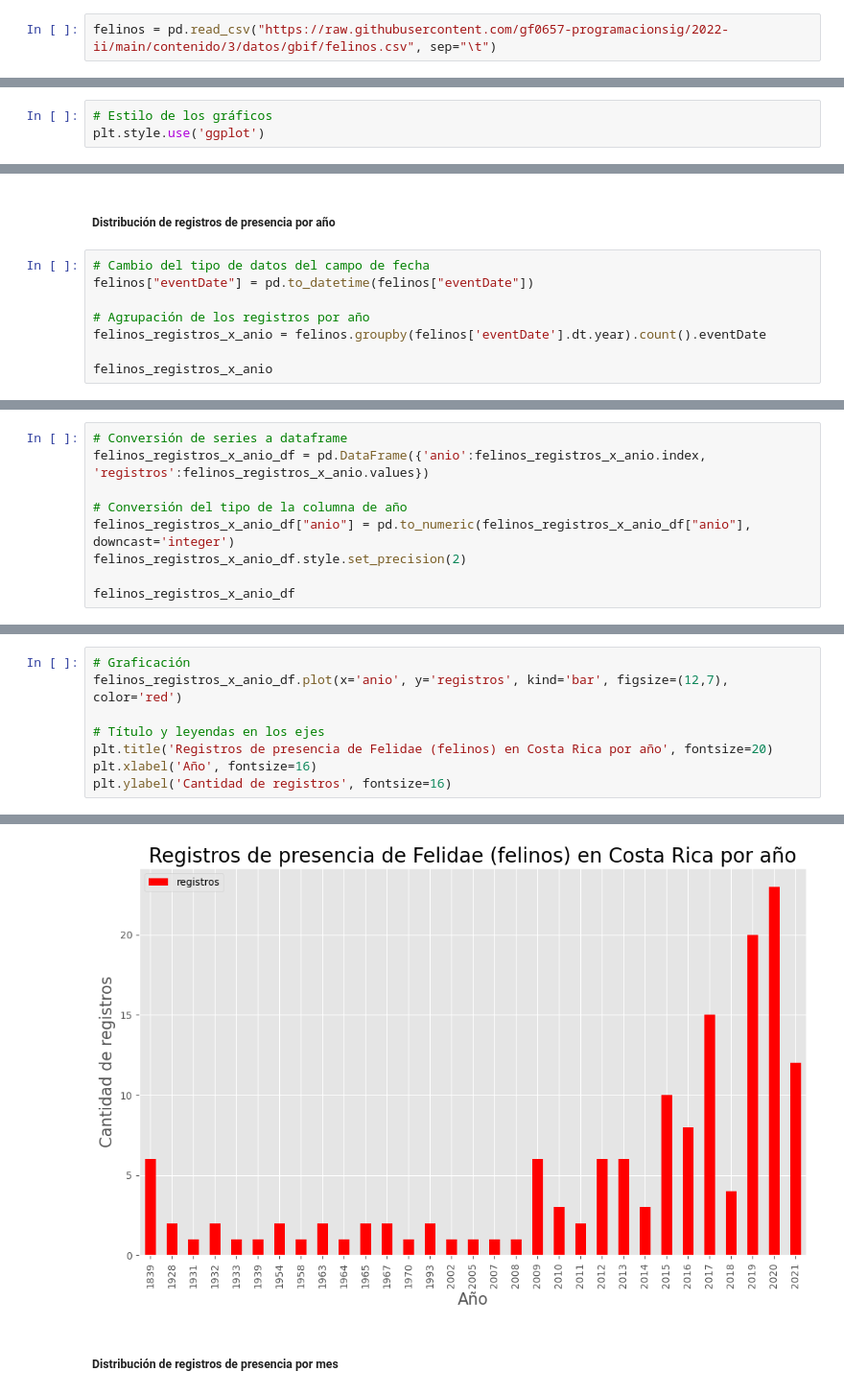
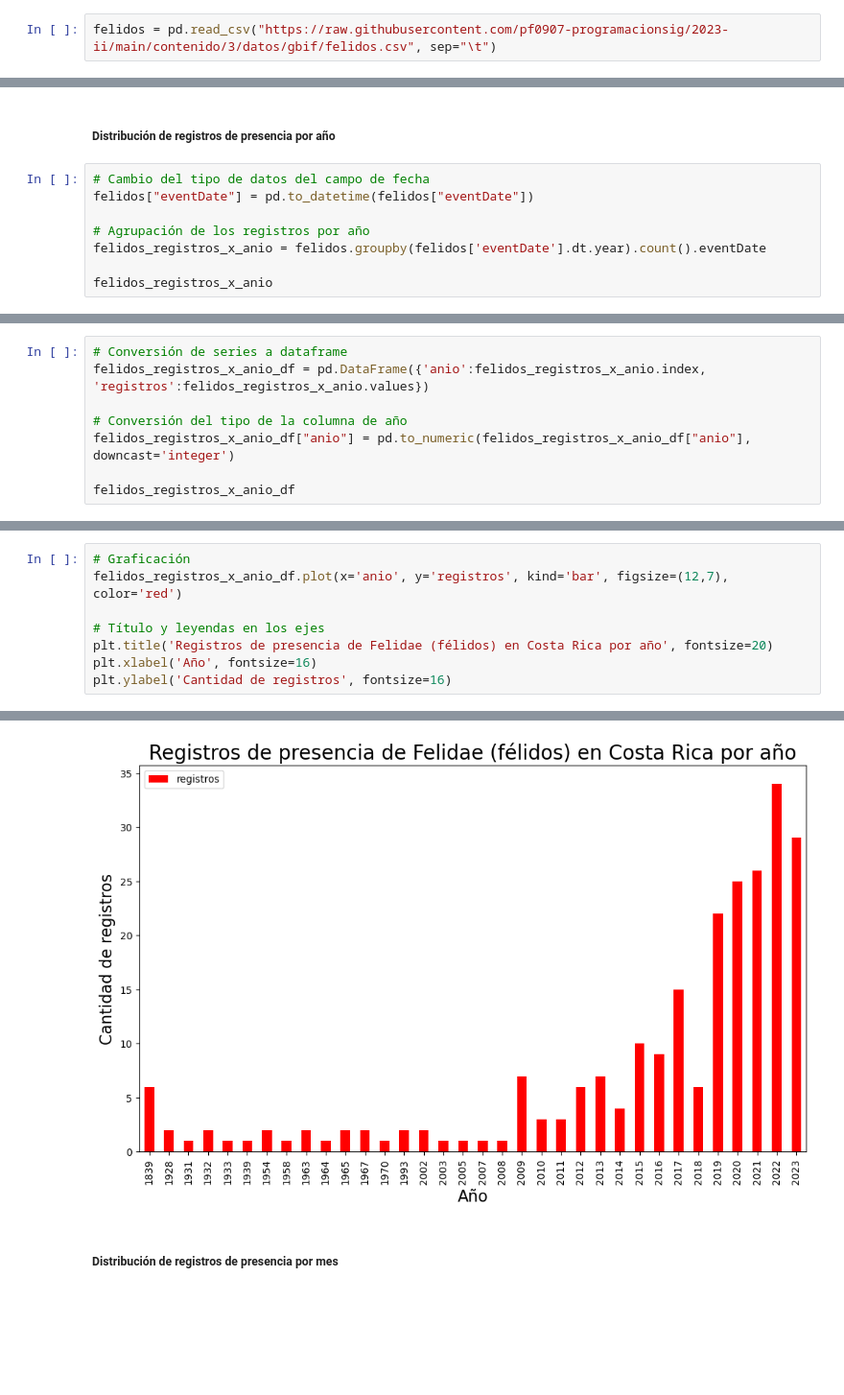
Before and after one commit to pf0907-programacionsig/2023-ii, a Jupyter notebook: _build/html/_sources/contenido/3/pandas.ipynb, the cells around one changed output, grey strips where cells are left out. Shown at 96% size. Saved outputs shown, nothing was run; the diff lists cells and outputs as text; blank space fills up the shorter version.

```diff
--- a/_build/html/_sources/contenido/3/pandas.ipynb
+++ b/_build/html/_sources/contenido/3/pandas.ipynb
@@ -124,7 +124,7 @@ En los siguientes ejemplos, se utilizará un conjunto de registros de presencia
 # %% [markdown]
 ### read_csv() - carga de datos
 # %%
-felinos = pd.read_csv("https://raw.githubusercontent.com/gf0657-programacionsig/2022-ii/main/contenido/3/datos/gbif/felinos.csv", sep="\t")
+felidos = pd.read_csv("https://raw.githubusercontent.com/pf0907-programacionsig/2023-ii/main/contenido/3/datos/gbif/felidos.csv", sep="\t")
 # %% [markdown]
 ### info() - información general sobre un conjunto de datos
 # %%
@@ -273,18 +269,15 @@ import calendar # biblioteca para manejo de fechas
-# %%
-# Estilo de los gráficos
-plt.style.use('ggplot')
 # %% [markdown]
 #### Ejemplos de gráficos
 # %% [markdown]
 ##### Distribución de registros de presencia por año
 # %%
 # Cambio del tipo de datos del campo de fecha
-felinos["eventDate"] = pd.to_datetime(felinos["eventDate"])
+felidos["eventDate"] = pd.to_datetime(felidos["eventDate"])
 
 # Agrupación de los registros por año
-felinos_registros_x_anio = felinos.groupby(felinos['eventDate'].dt.year).count().eventDate
+felidos_registros_x_anio = felidos.groupby(felidos['eventDate'].dt.year).count().eventDate
 
-felinos_registros_x_anio
+felidos_registros_x_anio
 # %% [output]
 eventDate
 1839.0     6
@@ -310,13 +303,12 @@ type(felinos_registros_x_anio)
 pandas.core.series.Series
 # %%
 # Conversión de series a dataframe
-felinos_registros_x_anio_df = pd.DataFrame({'anio':felinos_registros_x_anio.index, 'registros':felinos_registros_x_anio.values})
+felidos_registros_x_anio_df = pd.DataFrame({'anio':felidos_registros_x_anio.index, 'registros':felidos_registros_x_anio.values})
 
 # Conversión del tipo de la columna de año
-felinos_registros_x_anio_df["anio"] = pd.to_numeric(felinos_registros_x_anio_df["anio"], downcast='integer')
-felinos_registros_x_anio_df.style.set_precision(2)
+felidos_registros_x_anio_df["anio"] = pd.to_numeric(felidos_registros_x_anio_df["anio"], downcast='integer')
 
-felinos_registros_x_anio_df
+felidos_registros_x_anio_df
 # %% [output]
 |  | anio | registros |
 | 0 | 1839 | 6 |
@@ -338,14 +330,14 @@ felinos_registros_x_anio_df
 # %%
 # Graficación
-felinos_registros_x_anio_df.plot(x='anio', y='registros', kind='bar', figsize=(12,7), color='red')
+felidos_registros_x_anio_df.plot(x='anio', y='registros', kind='bar', figsize=(12,7), color='red')
 
 # Título y leyendas en los ejes
-plt.title('Registros de presencia de Felidae (felinos) en Costa Rica por año', fontsize=20)
+plt.title('Registros de presencia de Felidae (félidos) en Costa Rica por año', fontsize=20)
 plt.xlabel('Año', fontsize=16)
 plt.ylabel('Cantidad de registros', fontsize=16)
 # %% [output]
 Text(0, 0.5, 'Cantidad de registros')
-[figure, old version]
+[figure, new version]
 # %% [markdown]
 ##### Distribución de registros de presencia por mes
 # %%
```
Also changed, not shown: parts of 20 cells of this notebook, 12 other files.
